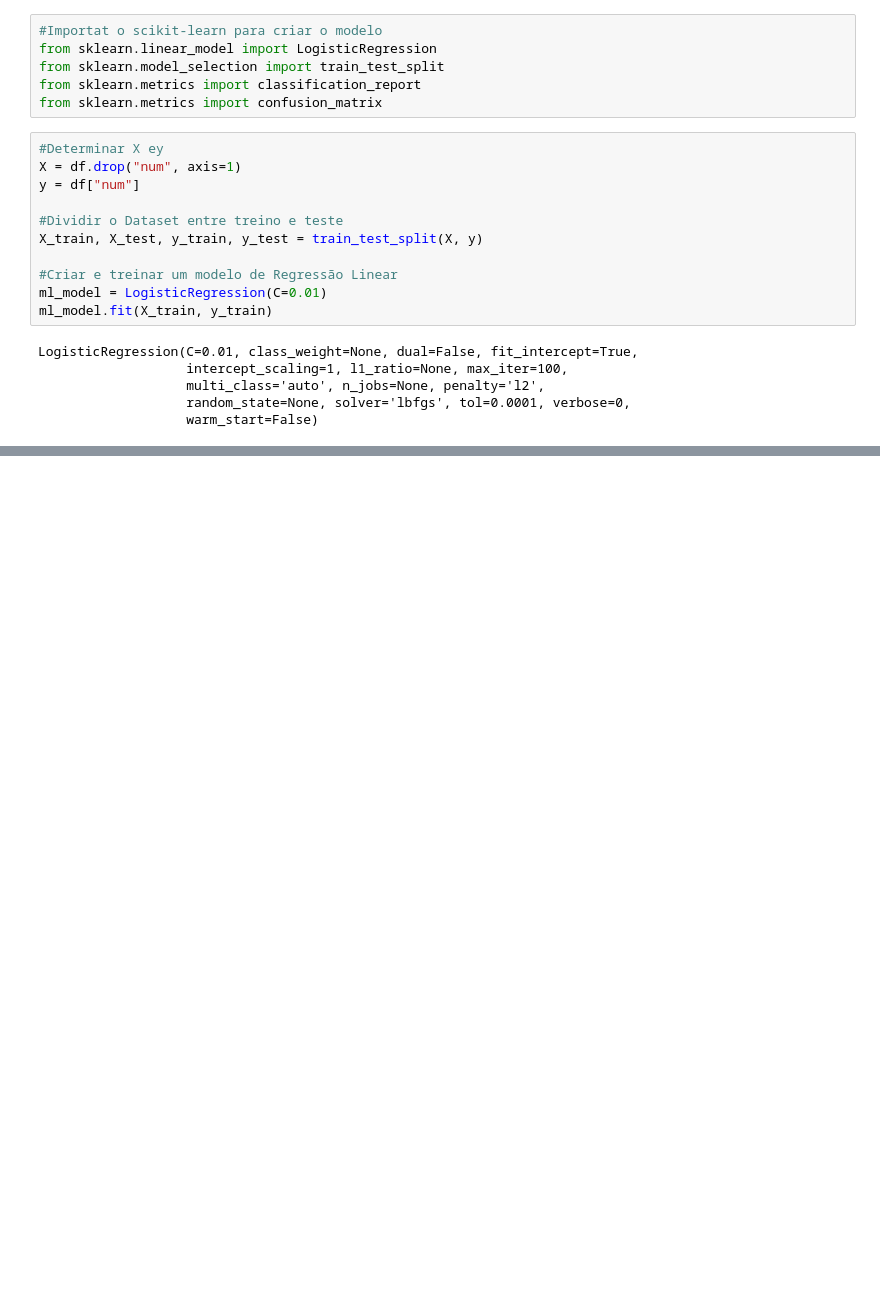
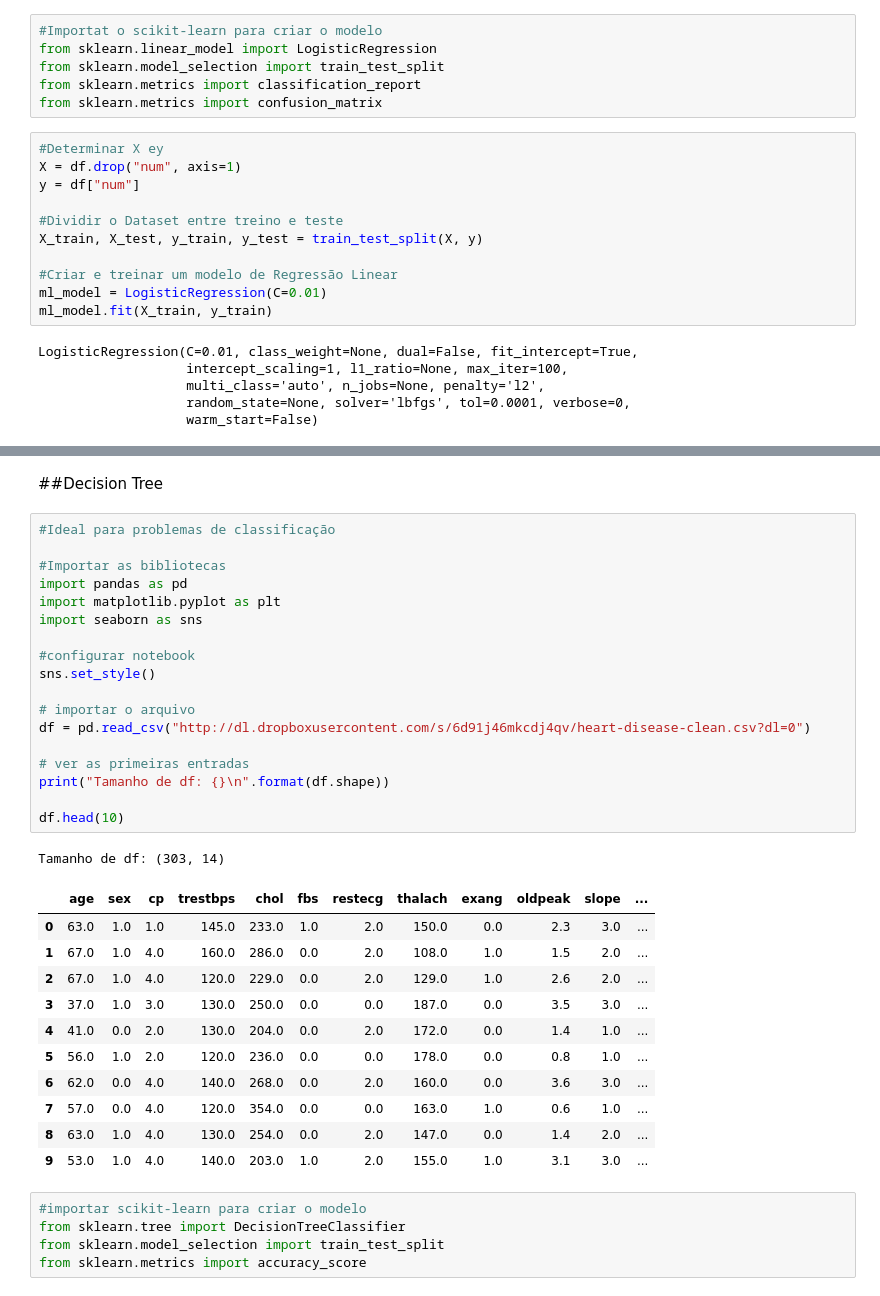
Before and after one commit to DAVIDKSOUSA/DATA-SCIENCE-NA-PR-TICA, a Jupyter notebook: MACHINE_LEARNING.ipynb, the cells around one changed output, grey strips where cells are left out. Drawn from its saved outputs; the diff is of its cells as text; blank space fills up the shorter version.

```diff
--- a/MACHINE_LEARNING.ipynb
+++ b/MACHINE_LEARNING.ipynb
@@ -329,0 +341,38 @@ weighted avg       0.84      0.83      0.83        76
+# %% [markdown]
+##Decision Tree
+# %%
+#Ideal para problemas de classificação
+
+#Importar as bibliotecas
+import pandas as pd
+import matplotlib.pyplot as plt
+import seaborn as sns
+
+#configurar notebook
+sns.set_style()
+
+# importar o arquivo
+df = pd.read_csv("http://dl.dropboxusercontent.com/s/6d91j46mkcdj4qv/heart-disease-clean.csv?dl=0")
+
+# ver as primeiras entradas
+print("Tamanho de df: {}\n".format(df.shape))
+
+df.head(10)
+# %% [output]
+Tamanho de df: (303, 14)
+|  | age | sex | cp | trestbps | chol | fbs | restecg | thalach | exang | oldpeak | slope | ... |
+| 0 | 63.0 | 1.0 | 1.0 | 145.0 | 233.0 | 1.0 | 2.0 | 150.0 | 0.0 | 2.3 | 3.0 | ... |
+| 1 | 67.0 | 1.0 | 4.0 | 160.0 | 286.0 | 0.0 | 2.0 | 108.0 | 1.0 | 1.5 | 2.0 | ... |
+| 2 | 67.0 | 1.0 | 4.0 | 120.0 | 229.0 | 0.0 | 2.0 | 129.0 | 1.0 | 2.6 | 2.0 | ... |
+| 3 | 37.0 | 1.0 | 3.0 | 130.0 | 250.0 | 0.0 | 0.0 | 187.0 | 0.0 | 3.5 | 3.0 | ... |
+| 4 | 41.0 | 0.0 | 2.0 | 130.0 | 204.0 | 0.0 | 2.0 | 172.0 | 0.0 | 1.4 | 1.0 | ... |
+| 5 | 56.0 | 1.0 | 2.0 | 120.0 | 236.0 | 0.0 | 0.0 | 178.0 | 0.0 | 0.8 | 1.0 | ... |
+| 6 | 62.0 | 0.0 | 4.0 | 140.0 | 268.0 | 0.0 | 2.0 | 160.0 | 0.0 | 3.6 | 3.0 | ... |
+| 7 | 57.0 | 0.0 | 4.0 | 120.0 | 354.0 | 0.0 | 0.0 | 163.0 | 1.0 | 0.6 | 1.0 | ... |
+| 8 | 63.0 | 1.0 | 4.0 | 130.0 | 254.0 | 0.0 | 2.0 | 147.0 | 0.0 | 1.4 | 2.0 | ... |
+| 9 | 53.0 | 1.0 | 4.0 | 140.0 | 203.0 | 1.0 | 2.0 | 155.0 | 1.0 | 3.1 | 3.0 | ... |
+# %%
+#importar scikit-learn para criar o modelo
+from sklearn.tree import DecisionTreeClassifier
+from sklearn.model_selection import train_test_split
+from sklearn.metrics import accuracy_score
```
Also changed, not shown: parts of 17 cells of this notebook.
